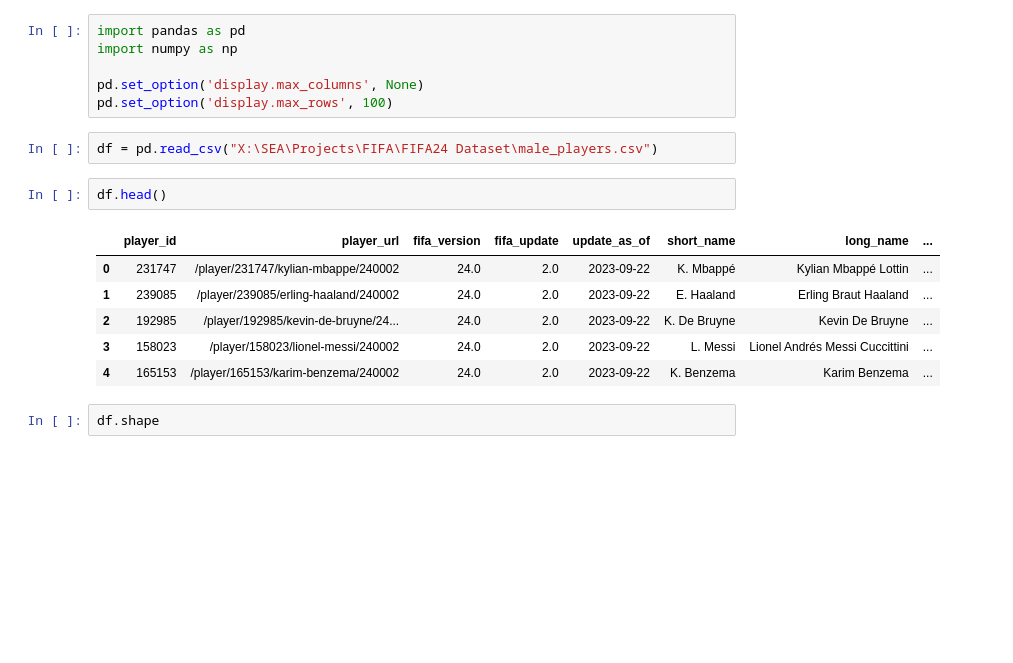
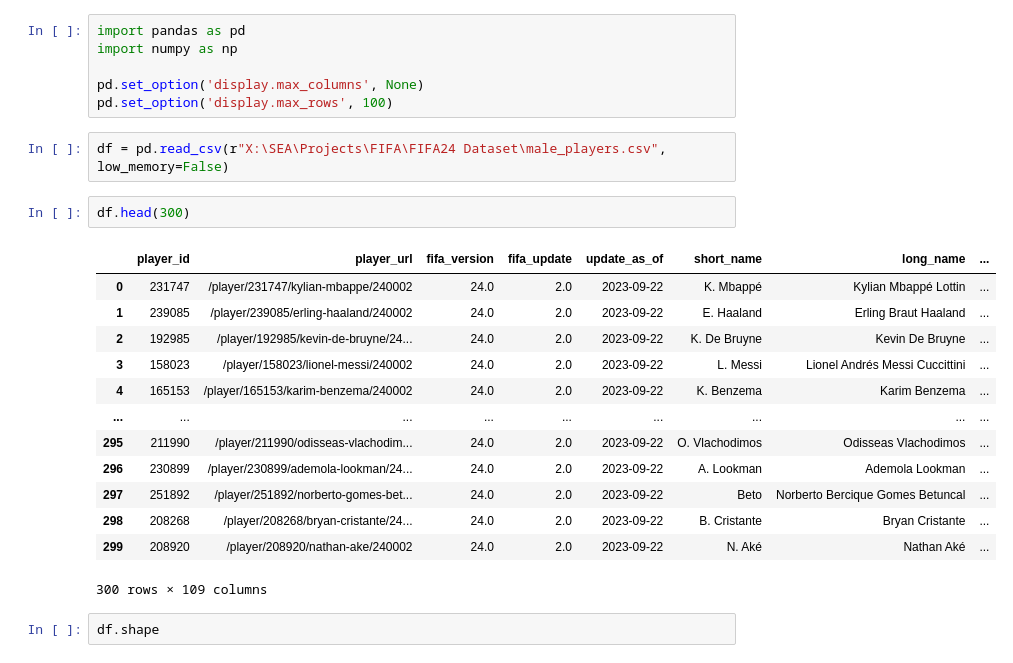
Before and after one commit to seusoid/FIFA_Player_Analytics, a Jupyter notebook: notebooks/01_Data_cleaning.ipynb, the cells around one changed output. Cells and saved outputs as stored; diff of their text form; blank space fills up the shorter version.

```diff
--- a/notebooks/01_Data_cleaning.ipynb
+++ b/notebooks/01_Data_cleaning.ipynb
@@ -7,16 +7,23 @@ import numpy as np
 pd.set_option('display.max_columns', None)
 pd.set_option('display.max_rows', 100)
 # %%
-df = pd.read_csv("X:\SEA\Projects\FIFA\FIFA24 Dataset\male_players.csv")
+df = pd.read_csv(r"X:\SEA\Projects\FIFA\FIFA24 Dataset\male_players.csv", low_memory=False)
 # %%
-df.head()
+df.head(300)
 # %% [output]
 |  | player_id | player_url | fifa_version | fifa_update | update_as_of | short_name | long_name | ... |
 | 0 | 231747 | /player/231747/kylian-mbappe/240002 | 24.0 | 2.0 | 2023-09-22 | K. Mbappé | Kylian Mbappé Lottin | ... |
 | 1 | 239085 | /player/239085/erling-haaland/240002 | 24.0 | 2.0 | 2023-09-22 | E. Haaland | Erling Braut Haaland | ... |
 | 2 | 192985 | /player/192985/kevin-de-bruyne/24... | 24.0 | 2.0 | 2023-09-22 | K. De Bruyne | Kevin De Bruyne | ... |
 | 3 | 158023 | /player/158023/lionel-messi/240002 | 24.0 | 2.0 | 2023-09-22 | L. Messi | Lionel Andrés Messi Cuccittini | ... |
 | 4 | 165153 | /player/165153/karim-benzema/240002 | 24.0 | 2.0 | 2023-09-22 | K. Benzema | Karim Benzema | ... |
+| ... | ... | ... | ... | ... | ... | ... | ... | ... |
+| 295 | 211990 | /player/211990/odisseas-vlachodim... | 24.0 | 2.0 | 2023-09-22 | O. Vlachodimos | Odisseas Vlachodimos | ... |
+| 296 | 230899 | /player/230899/ademola-lookman/24... | 24.0 | 2.0 | 2023-09-22 | A. Lookman | Ademola Lookman | ... |
+| 297 | 251892 | /player/251892/norberto-gomes-bet... | 24.0 | 2.0 | 2023-09-22 | Beto | Norberto Bercique Gomes Betuncal | ... |
+| 298 | 208268 | /player/208268/bryan-cristante/24... | 24.0 | 2.0 | 2023-09-22 | B. Cristante | Bryan Cristante | ... |
+| 299 | 208920 | /player/208920/nathan-ake/240002 | 24.0 | 2.0 | 2023-09-22 | N. Aké | Nathan Aké | ... |
+300 rows × 109 columns
 # %%
 df.shape
 # %% [output]
```
Also changed, not shown: parts of 29 cells of this notebook.
